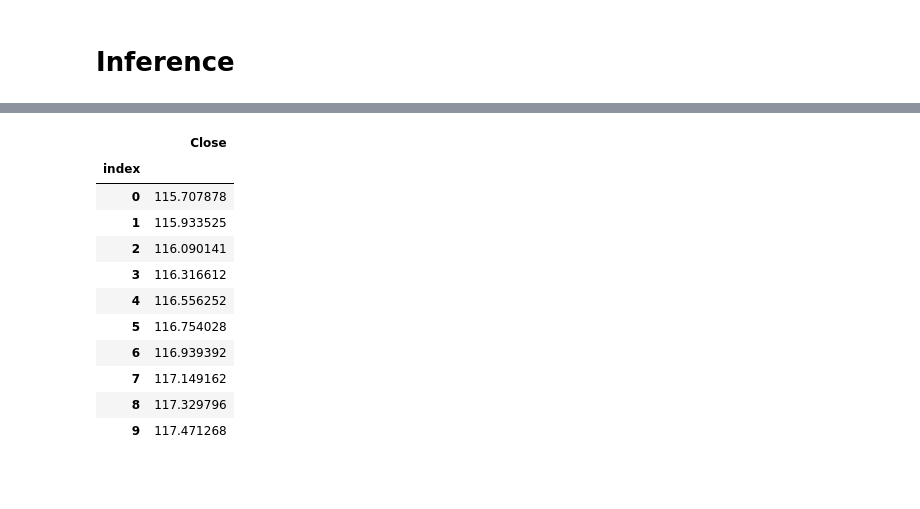
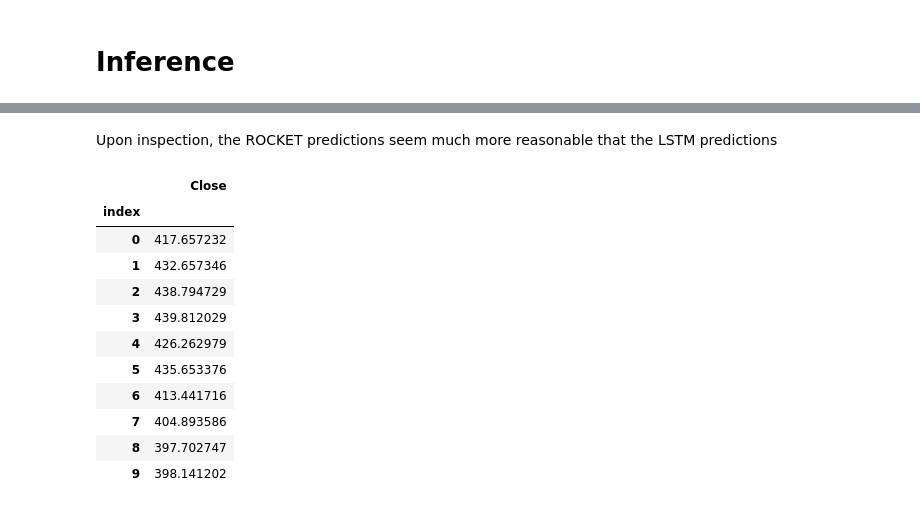
Before and after one commit to ncduy0303/nfs-project-1, a Jupyter notebook: NguyenCaoDuy_Impl_1.ipynb, the cells around one changed output, grey strips where cells are left out. Saved outputs shown, nothing was run; the diff lists cells and outputs as text; code cells hidden in the pictures; blank space fills up the shorter version.

```diff
--- a/NguyenCaoDuy_Impl_1.ipynb
+++ b/NguyenCaoDuy_Impl_1.ipynb
@@ -139,14 +312,13 @@ data = data[data.index > '2016-01-01']
 # %%
-from tsai.all import *
-
-window_length = 30 # use 30 days of historical data to make the prediction
+window_length = 45 # use 45 days of historical data to make the prediction
 horizon = 10 # predict the next 10 days
 
 # Set up a multivariate time series regression problem, all the columns except the date are used as features to predict the closing price
 X, y = SlidingWindow(window_length, horizon=horizon, get_y='Close')(data)
-splits = get_splits(y, valid_size=0.1, random_state=42, shuffle=True)
+splits = get_splits(y, valid_size=0.1, random_state=42, shuffle=True) # use 10% of the data for validation
 
-tfms  = [None, [TSRegression()]]
-batch_tfms = TSStandardize(by_sample=True, by_var=True) # normalize each sample and variable separately
-check_data(X, y, splits)
+X_train, y_train, X_valid, y_valid = X[splits[0]], y[splits[0]], X[splits[1]], y[splits[1]]
+
+rmse_scorer = make_scorer(mean_squared_error, greater_is_better=False)
+reg = RocketRegressor(normalize_input=False, normalize_features=True, random_state=42, verbose=True) # normalize the features but not the samples
 # %% [output]
@@ -157,0 +326,4 @@ splits - n_splits: 2 shape: [1733, 192]  overlap: False
+# %%
+reg.fit(X_train, y_train)
+y_pred = reg.predict(X_valid)
+print(f'window_length = {window_length}, RMSE = {mean_squared_error(y_valid, y_pred, squared=False)}, validation size = {len(y_valid)}')
@@ -207,0 +430,7 @@ y_test, _, _ = learn.get_X_preds(X_test, with_decoded=True)
+# %%
+# Use the last 45 days of data to predict the next 10 days
+X_test = np.array(data[-window_length:]).transpose().reshape(1, -1, window_length)
+# %%
+# Get the predictions for the test set
+y_test_rocket = reg.predict(X_test)
+y_test_lstm, _, _ = learn.get_X_preds(X_test, with_decoded=True)
@@ -208,19 +454,21 @@ y_test, _, _ = learn.get_X_preds(X_test, with_decoded=True)
+# %% [markdown]
+Upon inspection, the ROCKET predictions seem much more reasonable that the LSTM predictions
 # %%
-df_submission = pd.DataFrame(y_test[0], columns=['Close'])
+df_submission = pd.DataFrame(y_test_rocket[0], columns=['Close'])
 df_submission.index.name = 'index'
 df_submission
 # %% [output]
 |  | Close |
 | index |  |
-| 0 | 115.707878 |
-| 1 | 115.933525 |
-| 2 | 116.090141 |
-| 3 | 116.316612 |
-| 4 | 116.556252 |
-| 5 | 116.754028 |
-| 6 | 116.939392 |
-| 7 | 117.149162 |
-| 8 | 117.329796 |
-| 9 | 117.471268 |
+| 0 | 417.657232 |
+| 1 | 432.657346 |
+| 2 | 438.794729 |
+| 3 | 439.812029 |
+| 4 | 426.262979 |
+| 5 | 435.653376 |
+| 6 | 413.441716 |
+| 7 | 404.893586 |
+| 8 | 397.702747 |
+| 9 | 398.141202 |
 # %%
 df_submission.to_csv("submission.csv")
```
Also changed, not shown: parts of 27 cells of this notebook.
